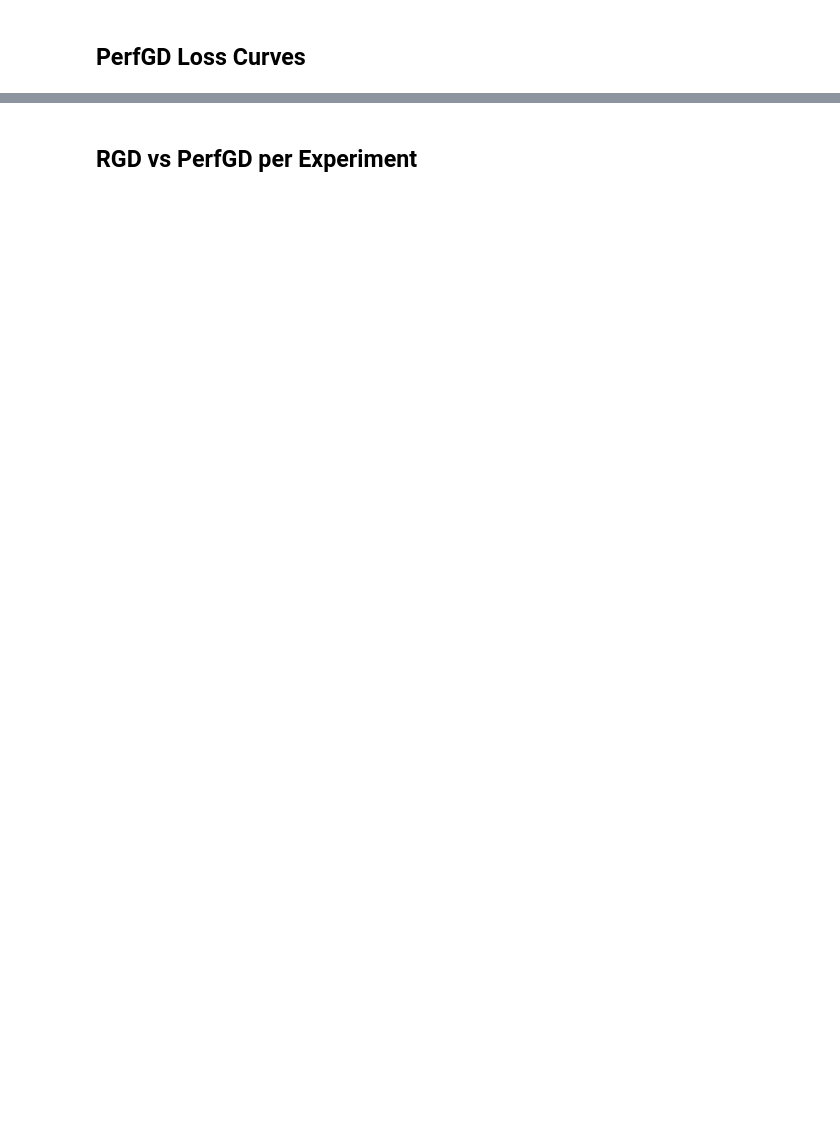
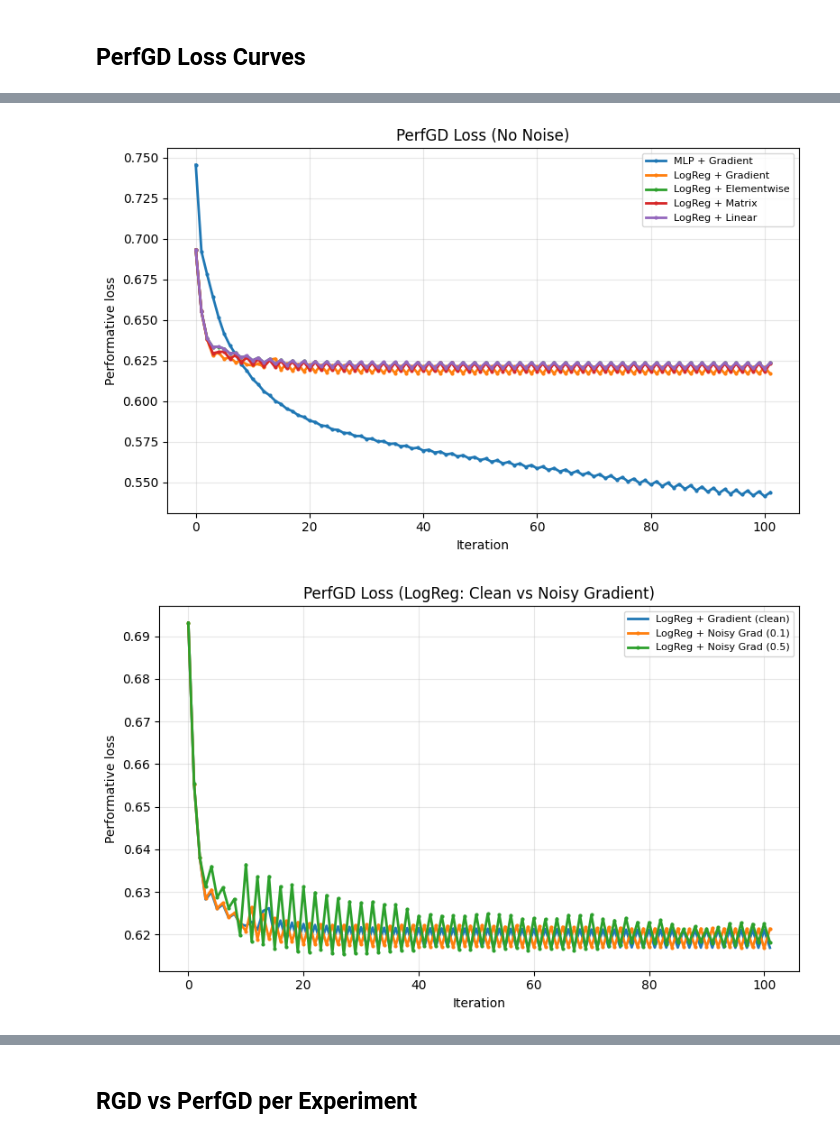
Before and after one commit to tetsnaga/poison-perf, a Jupyter notebook: strategic/baseline.ipynb, the cells around one changed output, grey strips where cells are left out. Saved outputs shown, nothing was run; the diff lists cells and outputs as text; code cells hidden in the pictures; blank space fills up the shorter version.

```diff
--- a/strategic/baseline.ipynb
+++ b/strategic/baseline.ipynb
@@ -228,0 +321,47 @@ plt.show()
+# %%
+# --- PerfGD Loss: All no-noise experiments ---
+no_noise = {k: v for k, v in results.items() if "Noisy" not in k}
+logreg_noisy = {k: v for k, v in results.items() if "LogReg" in k and "Noisy" in k}
+mlp_noisy = {k: v for k, v in results.items() if "MLP" in k and "Noisy" in k}
+
+fig, ax = plt.subplots(figsize=(8, 5))
+for name, res in reversed(list(no_noise.items())):
+    ax.plot(res["perfgd_losses"], marker="o", markersize=2, linewidth=2, label=name)
+ax.set_xlabel("Iteration")
+ax.set_ylabel(r"Performative loss")
+ax.set_title(r"PerfGD Loss (No Noise)")
+ax.legend(fontsize=8)
+ax.grid(True, alpha=0.3)
+plt.tight_layout()
+plt.show()
+
+# --- PerfGD Loss: LogReg clean gradient vs noisy ---
+fig, ax = plt.subplots(figsize=(8, 5))
+if "LogReg + Gradient" in results:
+    ax.plot(results["LogReg + Gradient"]["perfgd_losses"], linewidth=2, label="LogReg + Gradient (clean)")
+for name, res in logreg_noisy.items():
+    ax.plot(res["perfgd_losses"], marker="o", markersize=2, linewidth=2, label=name)
+ax.set_xlabel("Iteration")
+ax.set_ylabel(r"Performative loss")
+ax.set_title(r"PerfGD Loss (LogReg: Clean vs Noisy Gradient)")
+ax.legend(fontsize=8)
+ax.grid(True, alpha=0.3)
+plt.tight_layout()
+plt.show()
+
+# --- PerfGD Loss: MLP clean gradient vs noisy ---
+fig, ax = plt.subplots(figsize=(8, 5))
+if "MLP + Gradient" in results:
+    ax.plot(results["MLP + Gradient"]["perfgd_losses"], linewidth=2, label="MLP + Gradient (clean)")
+for name, res in mlp_noisy.items():
+    ax.plot(res["perfgd_losses"], marker="o", markersize=2, linewidth=2, label=name)
+ax.set_xlabel("Iteration")
+ax.set_ylabel(r"Performative loss")
+ax.set_title(r"PerfGD Loss (MLP: Clean vs Noisy Gradient)")
+ax.legend(fontsize=8)
+ax.grid(True, alpha=0.3)
+plt.tight_layout()
+plt.show()
+# %% [output]
+[figure, added]
+[figure, added]
```
Also changed, not shown: parts of 21 cells of this notebook, 2 other files.
